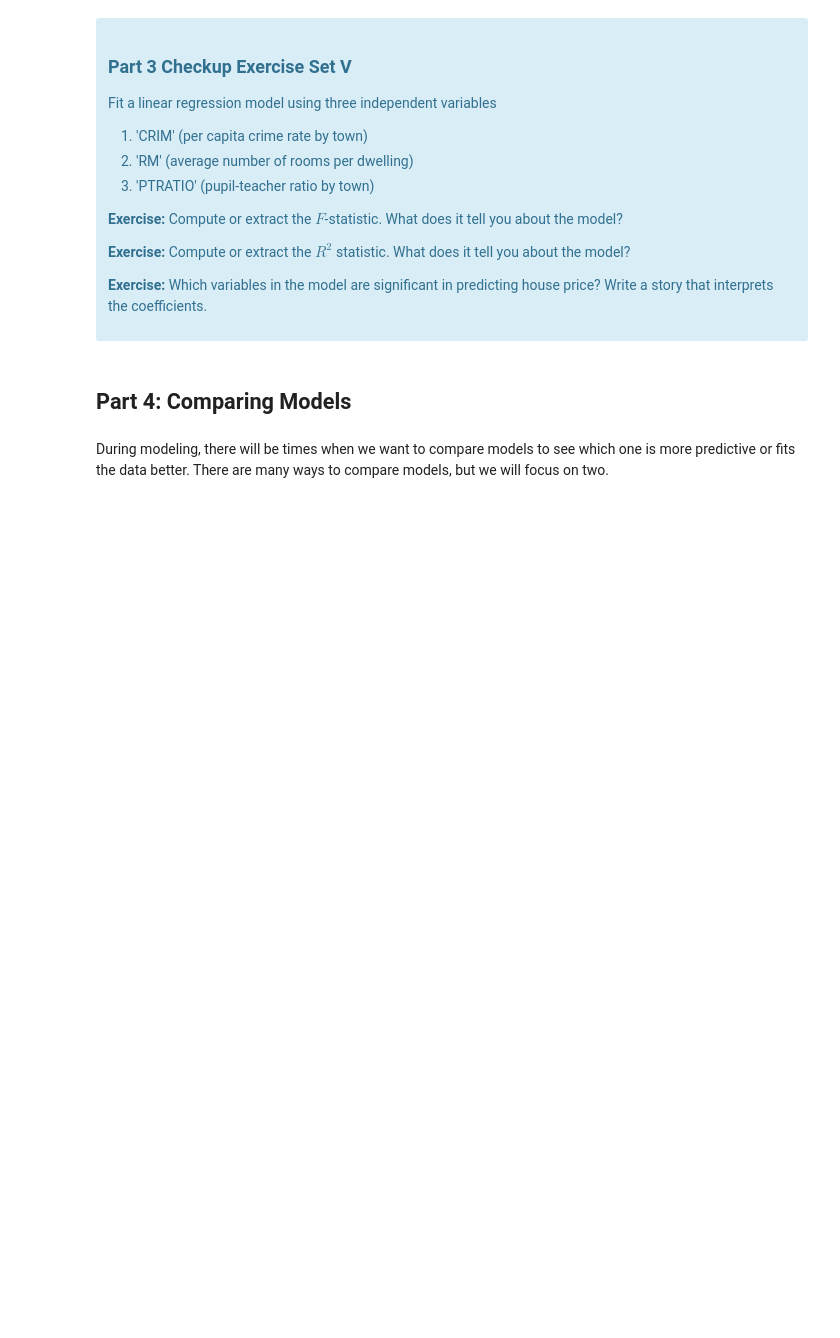
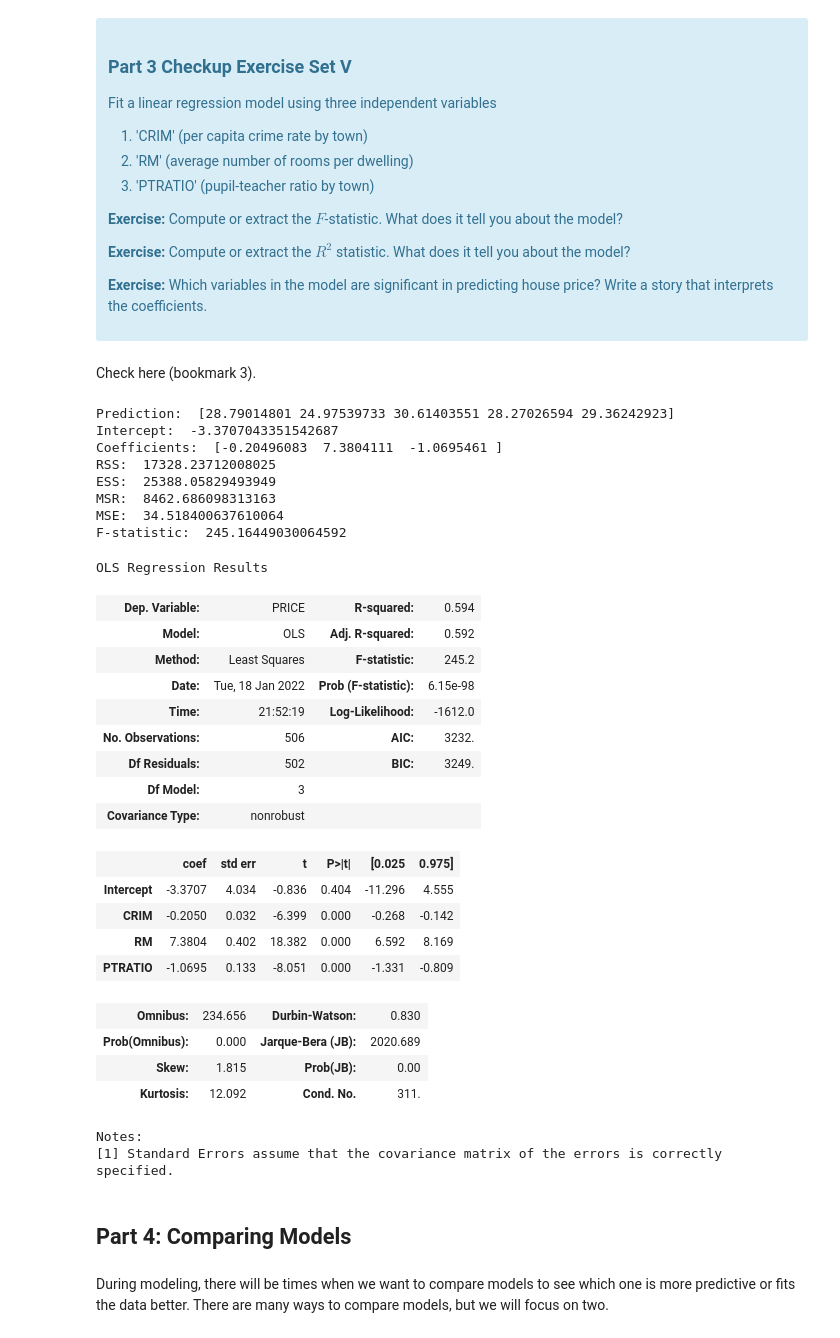
Before and after one commit to amtsatterfield/mec-mini-projects, a Jupyter notebook: mec-11.4.1-linear-regression-mini-project/Mini_Project_Linear_Regression.ipynb, the cells around one changed output. Drawn from its saved outputs; the diff is of its cells as text; code cells hidden in the pictures; blank space fills up the shorter version.

```diff
--- a/mec-11.4.1-linear-regression-mini-project/Mini_Project_Linear_Regression.ipynb
+++ b/mec-11.4.1-linear-regression-mini-project/Mini_Project_Linear_Regression.ipynb
@@ -740,3 +775,63 @@ Once we compute the $F$-statistic, we can use the $F$-distribution with $N-K$ an
+# %% [markdown]
+Check here (bookmark 3). <a name='bookmark3' />
+# %%
+# your turn
+# https://datatofish.com/multiple-linear-regression-python/
+# https://stackoverflow.com/questions/38573354/multiple-linear-regression-in-python-patsyerror-model-is-missing-required-outc
+
+# sklearn
+x= bos[['CRIM', 'RM', 'PTRATIO']]
+y= bos['PRICE']
+lm = LinearRegression()
+lm.fit(x, y)
+print('Prediction: ', lm.predict(x)[0:5])
+
+print('Intercept: ', lm.intercept_)
+print('Coefficients: ', lm.coef_)
+print('RSS: ', np.sum((bos.PRICE - lm.predict(x)) ** 2))
+print('ESS: ', np.sum((lm.predict(x) - np.mean(bos.PRICE))**2))
+print('MSR: ', (np.sum((lm.predict(x) - np.mean(bos.PRICE))**2))/3)
+print('MSE: ', (np.sum((bos.PRICE - lm.predict(x)) ** 2))/(506-3-1))
+print('F-statistic: ', ((np.sum((lm.predict(x) - np.mean(bos.PRICE))**2))/3)/((np.sum((bos.PRICE - lm.predict(x)) ** 2))/(506-3-1)))
+# print('F-statistic w/ Rsq: ', (0.594/(1-0.594))*((506-3-1)/506))  # why is this different?
+
+#statsmodel
+m = ols('PRICE ~ CRIM+RM+PTRATIO', bos).fit()
+m.summary()
+
+# All three variables are significant in predicting house price. If crime drops the price of the house about $200 as it
+# increases (annually?) in the area; an additional room adds about $7,000 to the price of the home; the price of the
+# home will drop about $1,000 for each additional (student?) in a classroom with a single teacher.
+# %% [output]
+Prediction:  [28.79014801 24.97539733 30.61403551 28.27026594 29.36242923]
+Intercept:  -3.3707043351542687
+Coefficients:  [-0.20496083  7.3804111  -1.0695461 ]
+RSS:  17328.23712008025
+ESS:  25388.05829493949
+MSR:  8462.686098313163
+MSE:  34.518400637610064
+F-statistic:  245.16449030064592
+OLS Regression Results
+| Dep. Variable: | PRICE | R-squared: | 0.594 |
+| Model: | OLS | Adj. R-squared: | 0.592 |
+| Method: | Least Squares | F-statistic: | 245.2 |
+| Date: | Tue, 18 Jan 2022 | Prob (F-statistic): | 6.15e-98 |
+| Time: | 21:52:19 | Log-Likelihood: | -1612.0 |
+| No. Observations: | 506 | AIC: | 3232. |
+| Df Residuals: | 502 | BIC: | 3249. |
+| Df Model: | 3 |  |  |
+| Covariance Type: | nonrobust |  |  |
+|  | coef | std err | t | P>|t| | [0.025 | 0.975] |
+| Intercept | -3.3707 | 4.034 | -0.836 | 0.404 | -11.296 | 4.555 |
+| CRIM | -0.2050 | 0.032 | -6.399 | 0.000 | -0.268 | -0.142 |
+| RM | 7.3804 | 0.402 | 18.382 | 0.000 | 6.592 | 8.169 |
+| PTRATIO | -1.0695 | 0.133 | -8.051 | 0.000 | -1.331 | -0.809 |
+| Omnibus: | 234.656 | Durbin-Watson: | 0.830 |
+| Prob(Omnibus): | 0.000 | Jarque-Bera (JB): | 2020.689 |
+| Skew: | 1.815 | Prob(JB): | 0.00 |
+| Kurtosis: | 12.092 | Cond. No. | 311. |
+Notes:
+[1] Standard Errors assume that the covariance matrix of the errors is correctly specified.
 # %% [markdown]
 ## Part 4: Comparing Models
 # %% [markdown]
```
Also changed, not shown: parts of 11 cells of this notebook.
